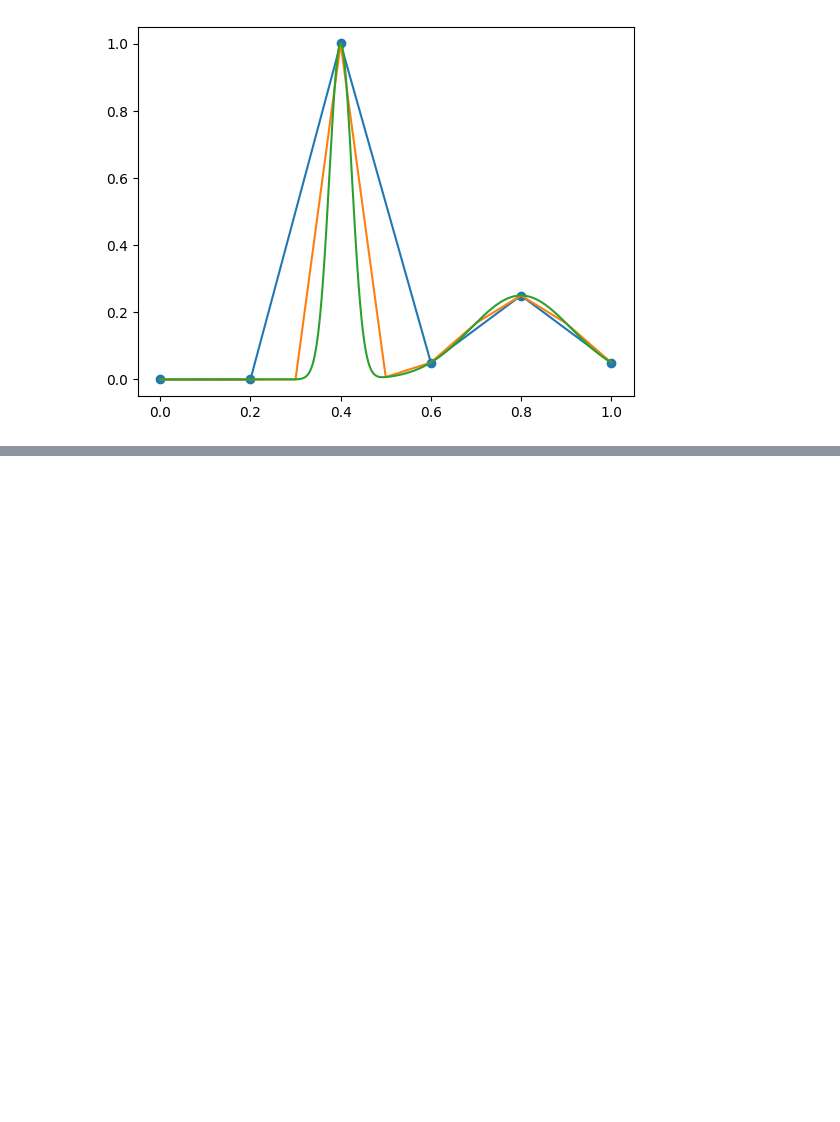
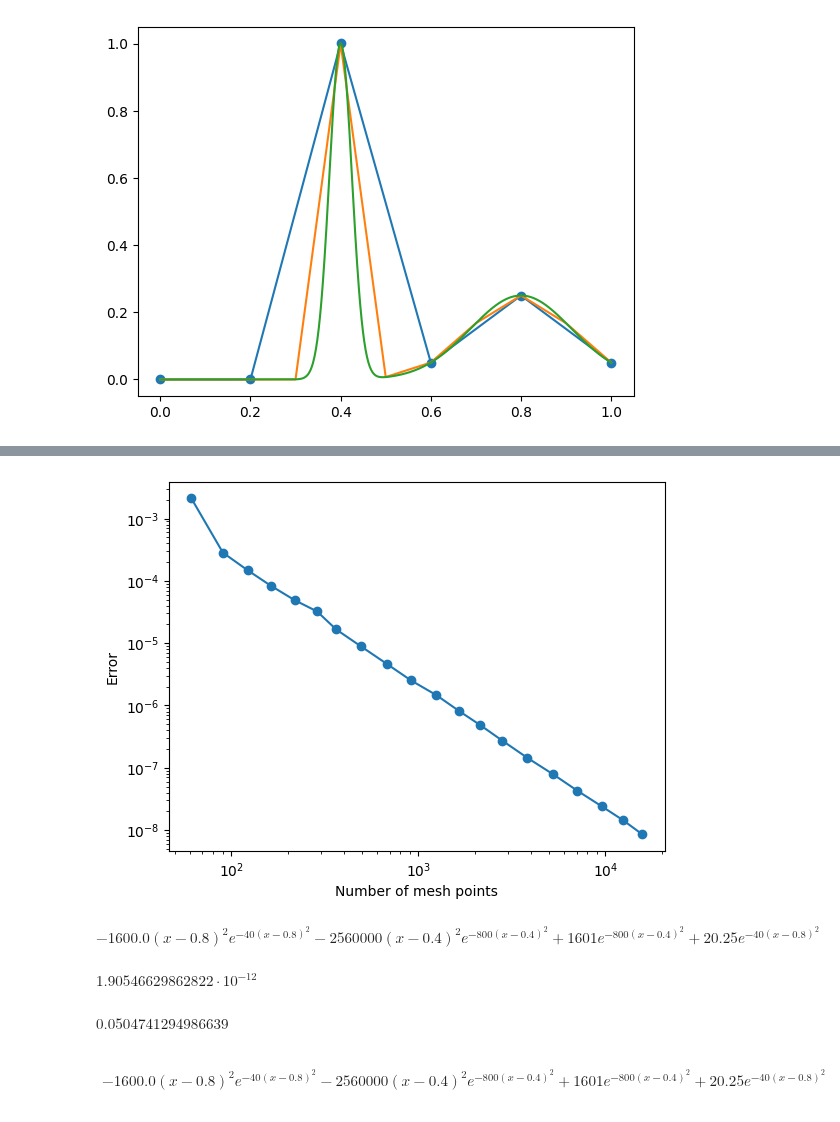
Before and after one commit to MarcusKNielsen/FEM, a Jupyter notebook: Assignment1.ipynb, the cells around one changed output, grey strips where cells are left out. Drawn from its saved outputs; the diff is of its cells as text; code cells hidden in the pictures; blank space fills up the shorter version.

```diff
--- a/Assignment1.ipynb
+++ b/Assignment1.ipynb
@@ -581,0 +582,25 @@ print(EToV, VX)
+# %%
+N = 20
+tolerance = np.logspace(-10,-4,N)
+error = np.zeros(N)
+meshpoints = np.zeros(N)
+for i, tol in enumerate(tolerance):
+    VX = np.linspace(0,1,4)
+    EToV = np.array([[0,1],[1,2],[2,3]])
+
+    EToV, VX, err = AMR(u,VX,EToV,tol=tol, alpha=1)
+
+    VX = np.sort(VX)
+
+    x_new = np.linspace(VX.min(), VX.max(), 1000)  # create new x values
+    u_interpol = np.interp(x_new, VX, u(VX))  # interpolate u(VX) to the new x values
+
+    error[i] = np.sqrt(np.mean((u(x)-u_interpol)**2))
+    meshpoints[i] = len(VX)
+
+plt.loglog(meshpoints,error,'o-')
+plt.xlabel('Number of mesh points')
+plt.ylabel('Error')
+plt.show()
+# %% [output]
+[figure, added]
@@ -581,0 +609,26 @@ print(EToV, VX)
+# %%
+import sympy as sp
+
+x = sp.symbols('x')
+u_sym = sp.exp(-800*(x-0.4)**2) + 0.25 * sp.exp(-40*(x-0.8)**2)
+
+
+
+u_double_diff = sp.diff(u_sym, x, 2)
+
+
+u_sym-u_double_diff
+# %% [output]
+$\displaystyle - 1600.0 \left(x - 0.8\right)^{2} e^{- 40 \left(x - 0.8\right)^{2}} - 2560000 \left(x - 0.4\right)^{2} e^{- 800 \left(x - 0.4\right)^{2}} + 1601 e^{- 800 \left(x - 0.4\right)^{2}} + 20.25 e^{- 40 \left(x - 0.8\right)^{2}}$
+# %%
+u_sym.subs(x,0)
+# %% [output]
+$\displaystyle 1.90546629862822 \cdot 10^{-12}$
+# %%
+u_sym.subs(x,1)
+# %% [output]
+$\displaystyle 0.0504741294986639$
+# %% [markdown]
+\begin{align}
+- 1600.0 \left(x - 0.8\right)^{2} e^{- 40 \left(x - 0.8\right)^{2}} - 2560000 \left(x - 0.4\right)^{2} e^{- 800 \left(x - 0.4\right)^{2}} + 1601 e^{- 800 \left(x - 0.4\right)^{2}} + 20.25 e^{- 40 \left(x - 0.8\right)^{2}}
+\end{align}
```
Also changed, not shown: parts of 6 cells of this notebook.
